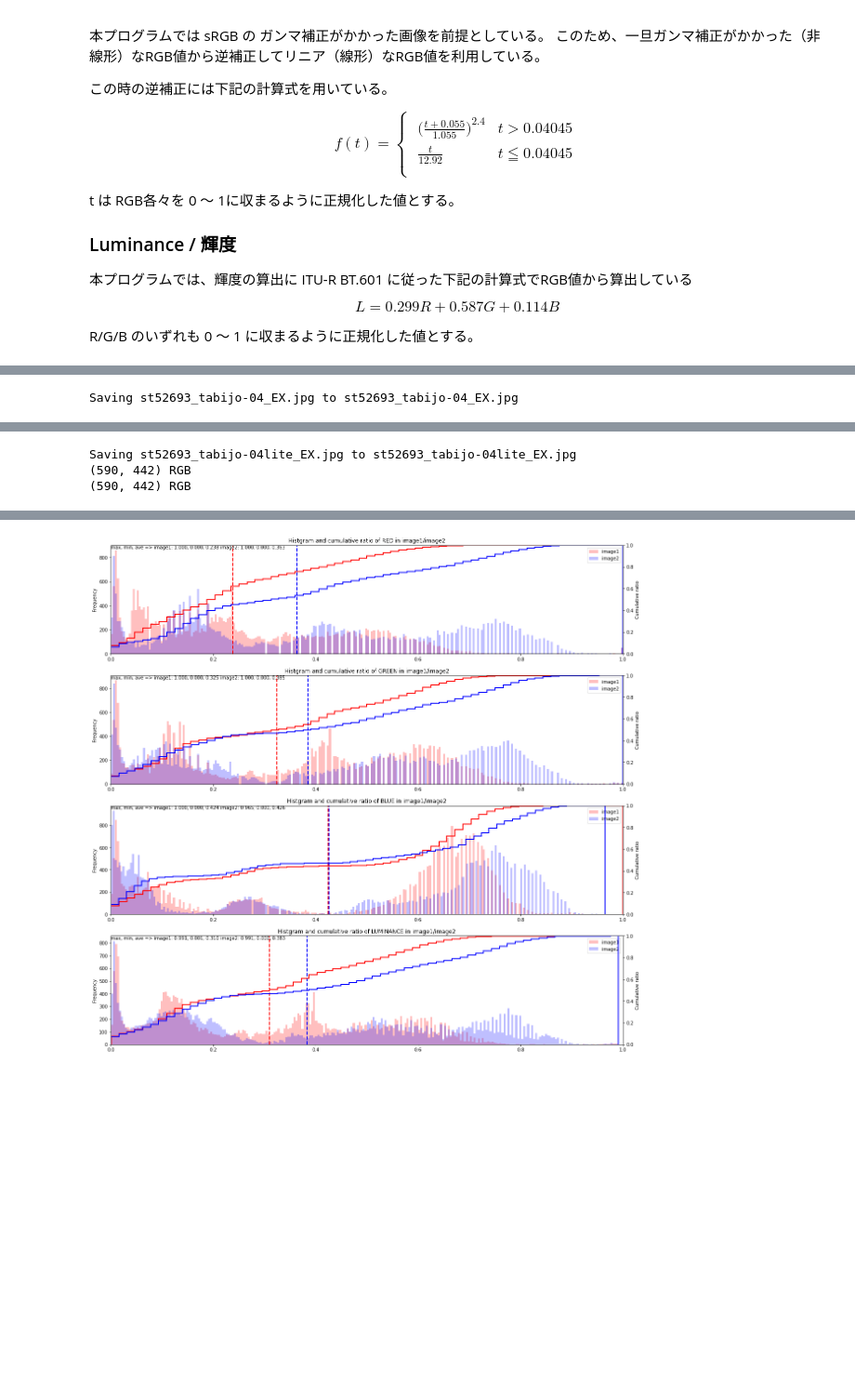
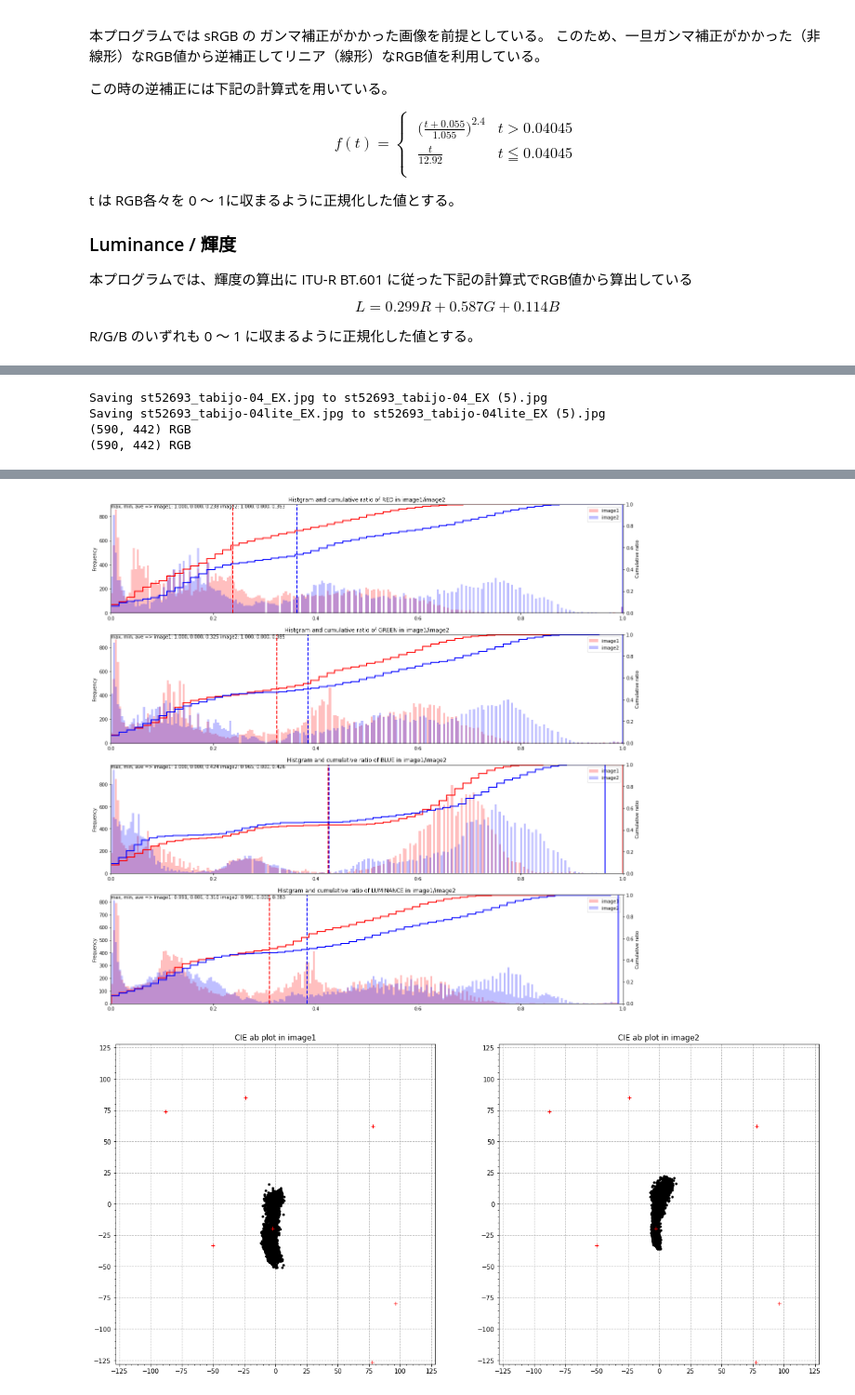
Before and after one commit to zfukuoka/image_visual_analysis, a Jupyter notebook: image_visual_analysis.ipynb, the cells around one changed output, grey strips where cells are left out. Shown at 93% size. Cells and saved outputs as stored; diff of their text form; code cells hidden in the pictures; blank space fills up the shorter version.

Commit message:
a/bプロットの追加

```diff
--- a/image_visual_analysis.ipynb
+++ b/image_visual_analysis.ipynb
@@ -122,6 +122,20 @@ CIEXY_PLOT_POLAR_COLOR = 'red'          # sRGBの極値のプロット色
 CIEXY_PLOT_POLAR_MARKER = '+'           # sRGBの極値のプロットマーカー形状
 CIEXY_PLOT_POLAR_LINESTYLE = ''         # sRGBの極値間の線の形状（表示しない）
 
+## CIE Labに特化したパラメータ
+CIEAB_RGBWCMY_POLARS = np.array(
+    [[78.3, 62.2], [-88.0, 73.9], [77.8, -126.4], [-2.4, -19.4],
+     [-50.1, -33.4], [96.2, -79.5], [-23.8, 84.7]]
+) # CIX abプロット上で固定でプロットする座標(sRGB色空間のR,G,B,W,M,C,Yの極値)
+
+## CIE Labプロットの表現範囲及びプロット周りの設定
+CIEAB_PLOT_A_LIM = (-128, 128)
+CIEAB_PLOT_B_LIM = (-128, 128)
+CIEAB_MAJOR_LOCATOR = 25
+CIEAB_PLOT_POLAR_COLOR = 'red'          # sRGBの極値のプロット色
+CIEAB_PLOT_POLAR_MARKER = '+'           # sRGBの極値のプロットマーカー形状
+CIEAB_PLOT_POLAR_LINESTYLE = ''         # sRGBの極値間の線の形状（表示しない）
+
 # 輝度ヒストグラムのパラメータ
 RGB2Y_CONVERT_MATRIX = np.array([0.299, 0.587, 0.114]) # ITU-R BT.601 に従った輝度Yの変換行列
 
@@ -162,6 +176,7 @@ def main():
   ciexyzs = list()
   normalizedRGBs = list()
   reducedImages = list()
+  cielabs = list()
   for im in ims:
     print(im.size, im.mode)
     im_list = np.asarray(im)
@@ -183,13 +198,18 @@ def main():
     normalizedRGBs.append(normalizedRGB)
     cieXYZ = convertToCieXYZ(normalizedRGB)
     ciexyzs.append(convertToCiexyz(cieXYZ))
+    cielabs.append(convertToCielab(cieXYZ))
 
   # プロット用にCIE xyとRGBLのデータ抽出
   image_x = list()
   image_y = list()
+  image_a = list()
+  image_b = list()
   for i in range(LOOP_MAX):
     image_x.append(ciexyzs[i][0:, 0])
     image_y.append(ciexyzs[i][0:, 1])
+    image_a.append(cielabs[i][0:, 1])
+    image_b.append(cielabs[i][0:, 2])
   temp = normalizedRGBs[0].reshape(-1, 3)
   image1_r = temp[0:, 0]
   image1_g = temp[0:, 1]
@@ -229,6 +249,12 @@ def main():
   histRgbl(
       image1_r, image1_g, image1_b, image1_l,
       image2_r, image2_g, image2_b, image2_l
+  )
+
+  # プロット7 CIE L*a*b* の a/bプロット、画像毎にプロット
+  plotCieab(
+      image_a, image_b, CIEAB_PLOT_A_LIM, CIEAB_PLOT_B_LIM,
+      CIEAB_MAJOR_LOCATOR
   )
   plt.show()
 
@@ -540,7 +566,39 @@ def histRgbl(
         verticalalignment='top', horizontalalignment='left',
         transform=hist2.transAxes)
 
+
+# plot a/b of CIE L*a*b* of 2 images
+def plotCieab( image_a, image_b, x_lim, y_lim, major_locator):
+  # プロット形状を明確にするため、黒の非透過を採用
+  plot_color =  'black'
+  plot_transparent_rate = 1.0
+
+  # プロット
+  root_fig = plt.figure(figsize=PLOT_AREA_LANDSCAPE)
+  for i in range(LOOP_MAX):
+    image_plot = root_fig.add_subplot(
+        1, LOOP_MAX, i+1, title="CIE ab plot in image%d"%(i+1),
+        xlim=x_lim, ylim=y_lim, aspect='equal')
+    image_plot.xaxis.set_major_locator(MultipleLocator(major_locator))
+    image_plot.yaxis.set_major_locator(MultipleLocator(major_locator))
+    image_plot.grid(linestyle=CIEXY_GRID_LINESTYLE, zorder=-10)
+    image_plot.xaxis.set_minor_locator(AutoMinorLocator(CIEXY_MINOR_LOCATOR_DIVIDER))
+    image_plot.yaxis.set_minor_locator(AutoMinorLocator(CIEXY_MINOR_LOCATOR_DIVIDER))
+    image_plot.plot(
+        image_a[i], image_b[i],
+        color=plot_color, marker=CIEXY_PLOT_MARKER,
+        linestyle=CIEXY_PLOT_LINESTYLE,
+        alpha=plot_transparent_rate, label="image%d"%(i+1))
+    image_plot.plot(
+        CIEAB_RGBWCMY_POLARS[0:,0], CIEAB_RGBWCMY_POLARS[0:,1],
+        color=CIEAB_PLOT_POLAR_COLOR, marker=CIEAB_PLOT_POLAR_MARKER,
+        linestyle=CIEAB_PLOT_POLAR_LINESTYLE, label="RGBW polar")
+
+
 main()
 # %% [output]
 [interactive output not drawn]
-Saving st52693_tabijo-04_EX.jpg to st52693_tabijo-04_EX.jpg
+Saving st52693_tabijo-04_EX.jpg to st52693_tabijo-04_EX (5).jpg
+Saving st52693_tabijo-04lite_EX.jpg to st52693_tabijo-04lite_EX (5).jpg
+(590, 442) RGB
+(590, 442) RGB
@@ -548,10 +605,8 @@ Saving st52693_tabijo-04_EX.jpg to st52693_tabijo-04_EX.jpg
-Saving st52693_tabijo-04lite_EX.jpg to st52693_tabijo-04lite_EX.jpg
-(590, 442) RGB
-(590, 442) RGB
 [figure]
 [figure]
 [figure]
 [figure]
 [figure]
 [figure]
 [figure]
+[figure, added]
```
Also changed, not shown: parts of 1 cell of this notebook.
